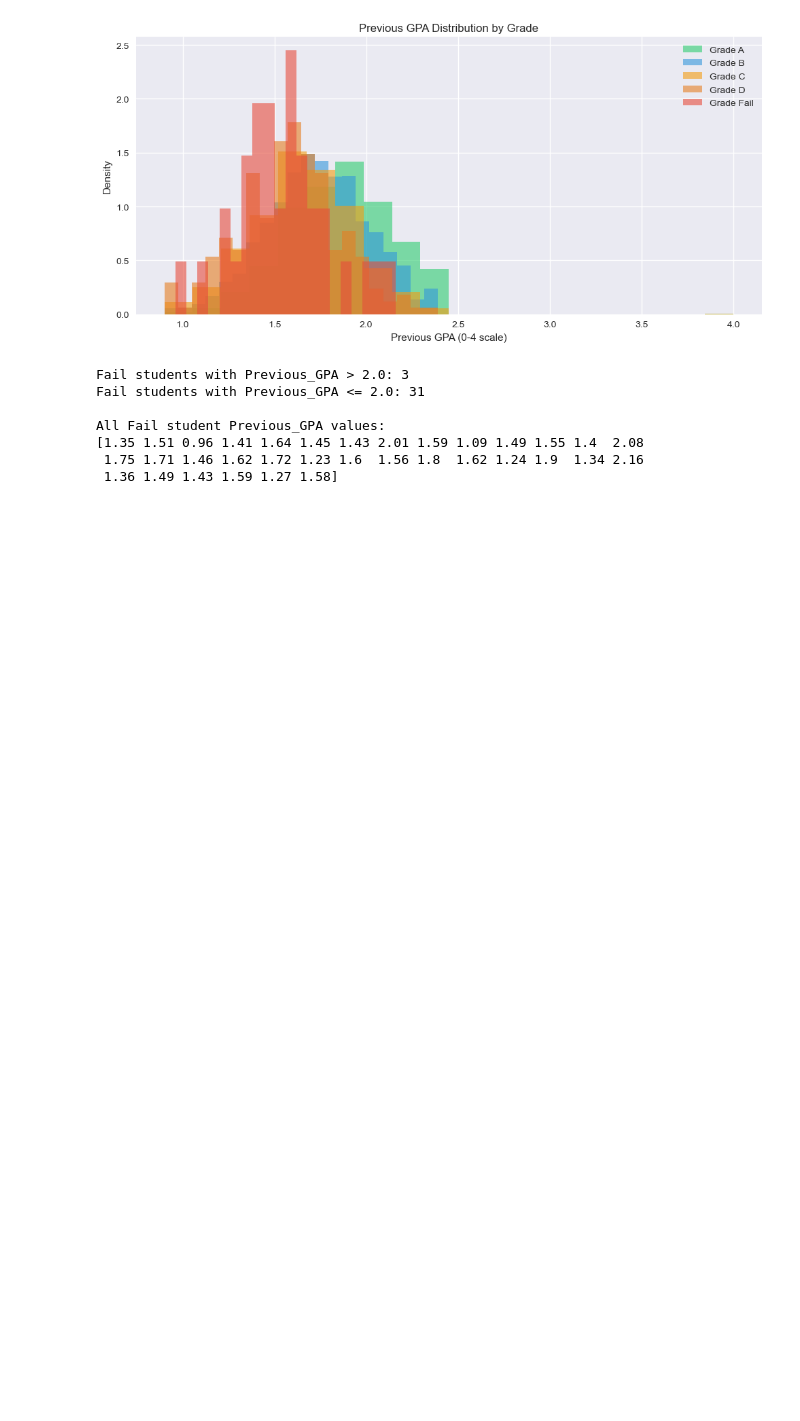
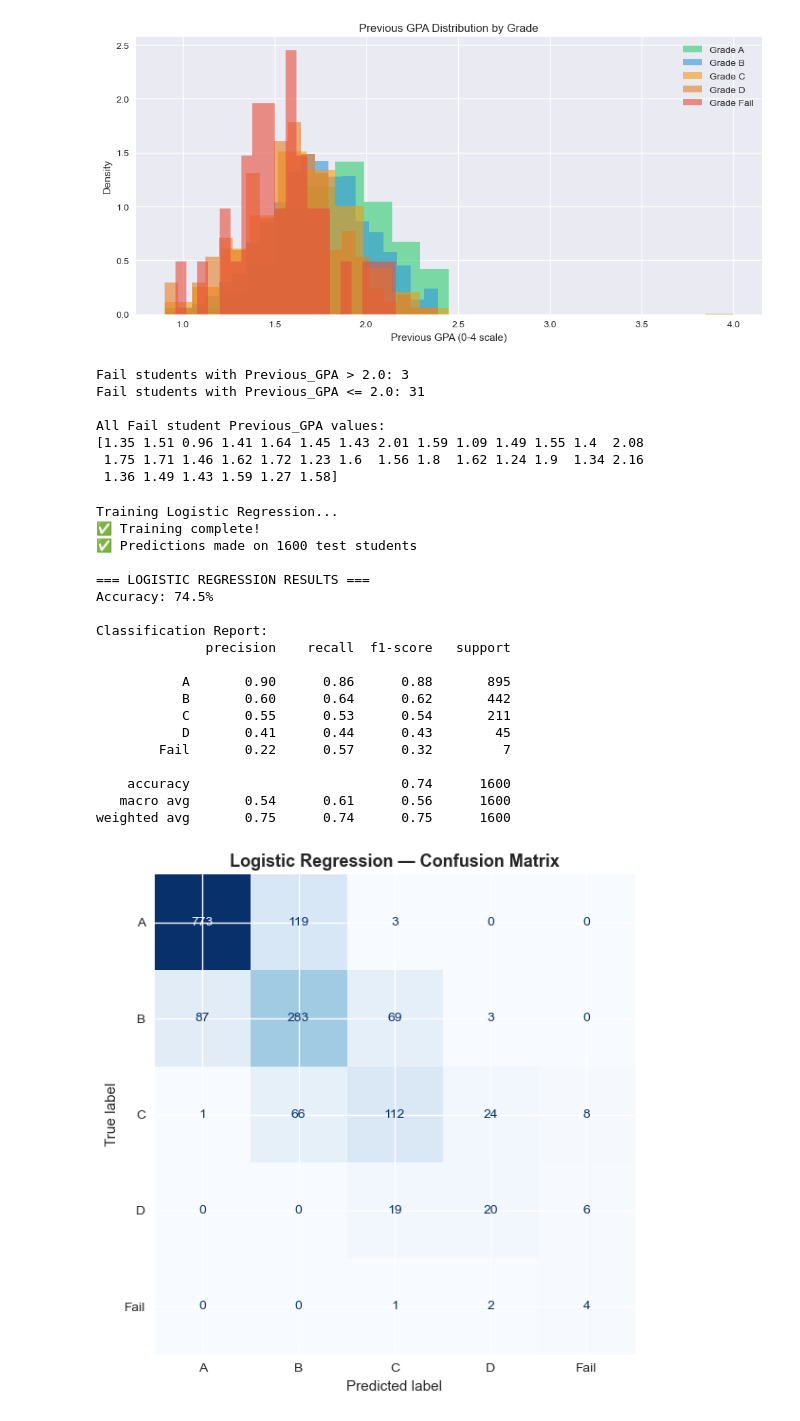
Before and after one commit to AVEZEKIELHOSANA/student_performance, a Jupyter notebook: notebooks/analysis.ipynb, the cells around one changed output. Drawn from its saved outputs; the diff is of its cells as text; code cells hidden in the pictures; blank space fills up the shorter version.

```diff
--- a/notebooks/analysis.ipynb
+++ b/notebooks/analysis.ipynb
@@ -1248,0 +1271,64 @@ All Fail student Previous_GPA values:
+# %%
+# ============================================================
+# MODEL TRAINING — Logistic regression ALGORITHMS
+# ============================================================
+# ============================================================
+# MODEL 1: LOGISTIC REGRESSION
+# ============================================================
+from sklearn.linear_model import LogisticRegression
+from sklearn.metrics import accuracy_score, classification_report, confusion_matrix, ConfusionMatrixDisplay
+
+# Step 1: Define the model
+lr_model = LogisticRegression(
+    max_iter=1000,       # try up to 1000 times to improve
+    random_state=42      # same results every run
+)
+
+# Step 2: Train the model
+print("Training Logistic Regression...")
+lr_model.fit(X_train_balanced, y_train_balanced)
+print("✅ Training complete!")
+
+# Step 3: Predict on test data
+y_pred_lr = lr_model.predict(X_test_scaled)
+print(f"✅ Predictions made on {len(y_pred_lr)} test students")
+
+# Step 4: Evaluate
+grade_classes = ['A', 'B', 'C', 'D', 'Fail']
+accuracy_lr = accuracy_score(y_test, y_pred_lr)
+
+print(f"\n=== LOGISTIC REGRESSION RESULTS ===")
+print(f"Accuracy: {round(accuracy_lr * 100, 2)}%")
+print(f"\nClassification Report:")
+print(classification_report(y_test, y_pred_lr, target_names=grade_classes))
+
+# Step 5: Confusion Matrix
+cm_lr = confusion_matrix(y_test, y_pred_lr)
+disp = ConfusionMatrixDisplay(confusion_matrix=cm_lr, display_labels=grade_classes)
+fig, ax = plt.subplots(figsize=(8, 6))
+disp.plot(ax=ax, colorbar=False, cmap='Blues')
+ax.set_title('Logistic Regression — Confusion Matrix', fontweight='bold', fontsize=13)
+plt.tight_layout()
+plt.savefig('../notebooks/09_lr_confusion_matrix.png', dpi=150, bbox_inches='tight')
+plt.show()
+# %% [output]
+Training Logistic Regression...
+✅ Training complete!
+✅ Predictions made on 1600 test students
+
+=== LOGISTIC REGRESSION RESULTS ===
+Accuracy: 74.5%
+
+Classification Report:
+              precision    recall  f1-score   support
+
+           A       0.90      0.86      0.88       895
+           B       0.60      0.64      0.62       442
+           C       0.55      0.53      0.54       211
+           D       0.41      0.44      0.43        45
+        Fail       0.22      0.57      0.32         7
+
+    accuracy                           0.74      1600
+   macro avg       0.54      0.61      0.56      1600
+weighted avg       0.75      0.74      0.75      1600
+[figure, added]
```
Also changed, not shown: parts of 8 cells of this notebook, 12 other files.
